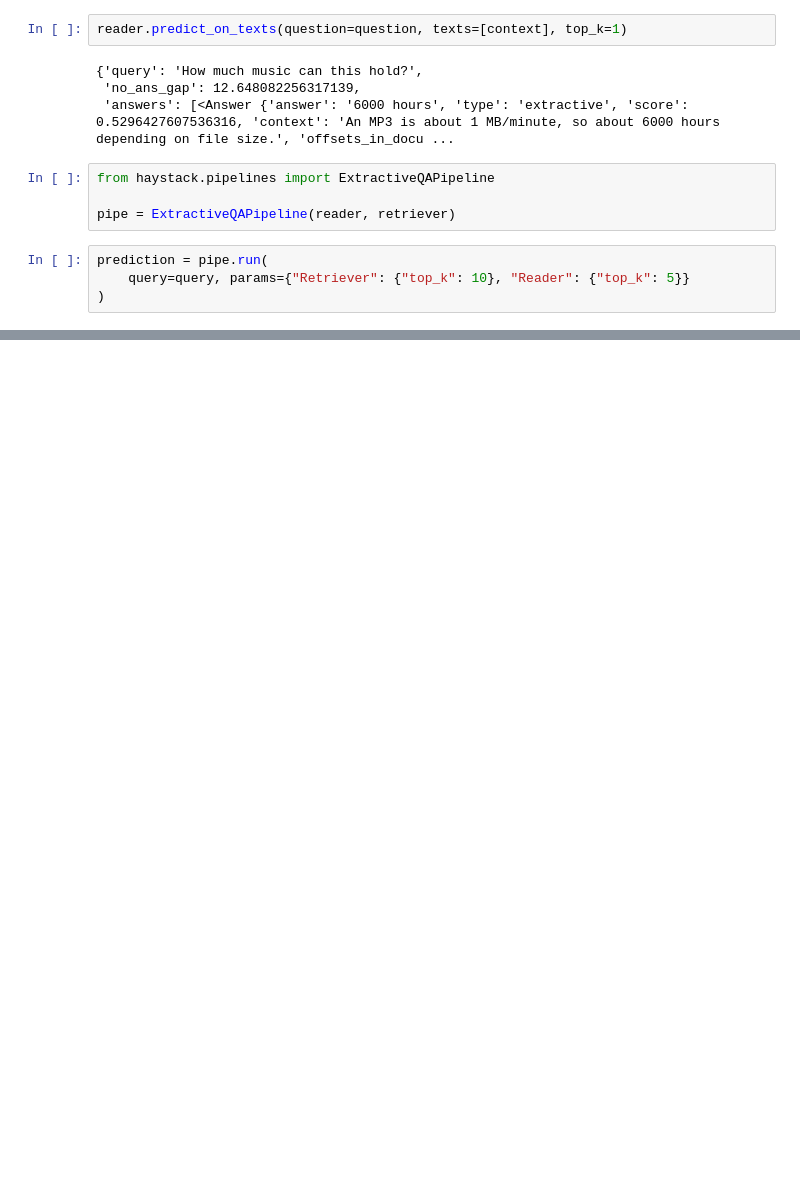
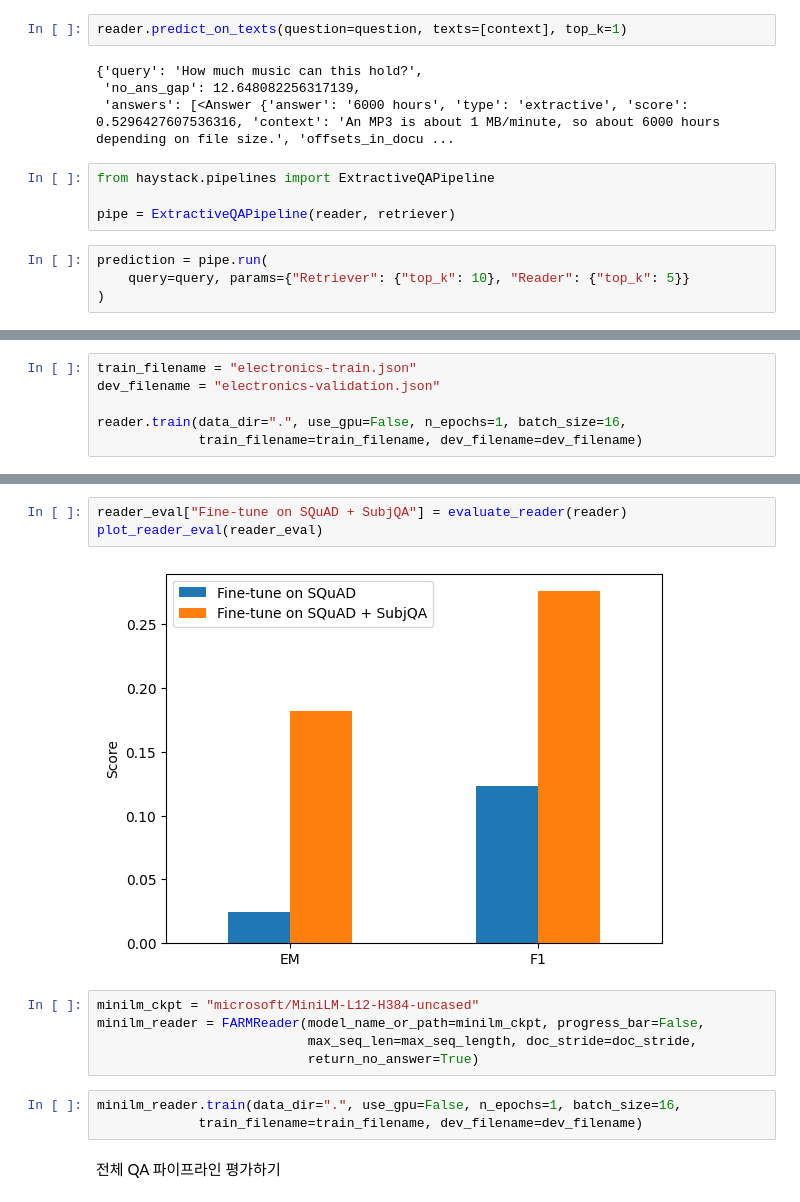
Before and after one commit to hyerzn/TIL_transformers, a Jupyter notebook: Chapter7/Chapter7-1.ipynb, the cells around one changed output, grey strips where cells are left out. Saved outputs shown, nothing was run; the diff lists cells and outputs as text; blank space fills up the shorter version.

```diff
--- a/Chapter7/Chapter7-1.ipynb
+++ b/Chapter7/Chapter7-1.ipynb
@@ -291,0 +560,6 @@ print_answers(prediction, details="minimum")
+# %%
+train_filename = "electronics-train.json"
+dev_filename = "electronics-validation.json"
+
+reader.train(data_dir=".", use_gpu=False, n_epochs=1, batch_size=16,
+             train_filename=train_filename, dev_filename=dev_filename)
@@ -291,0 +575,15 @@ print_answers(prediction, details="minimum")
+# %%
+reader_eval["Fine-tune on SQuAD + SubjQA"] = evaluate_reader(reader)
+plot_reader_eval(reader_eval)
+# %% [output]
+[figure, added]
+# %%
+minilm_ckpt = "microsoft/MiniLM-L12-H384-uncased"
+minilm_reader = FARMReader(model_name_or_path=minilm_ckpt, progress_bar=False,
+                           max_seq_len=max_seq_length, doc_stride=doc_stride,
+                           return_no_answer=True)
+# %%
+minilm_reader.train(data_dir=".", use_gpu=False, n_epochs=1, batch_size=16,
+             train_filename=train_filename, dev_filename=dev_filename)
+# %% [markdown]
+전체 QA 파이프라인 평가하기
```
Also changed, not shown: parts of 52 cells of this notebook, 2 other files.
